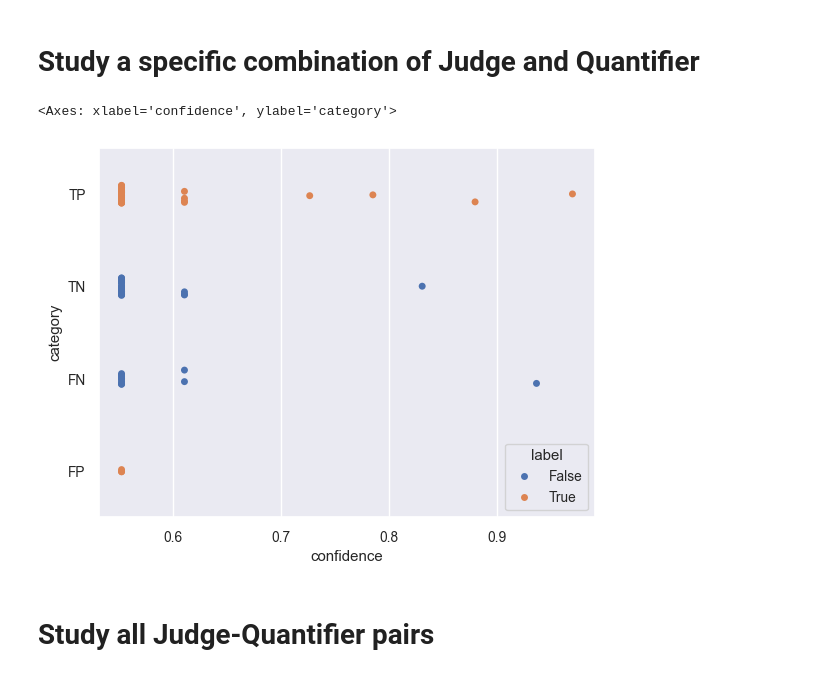
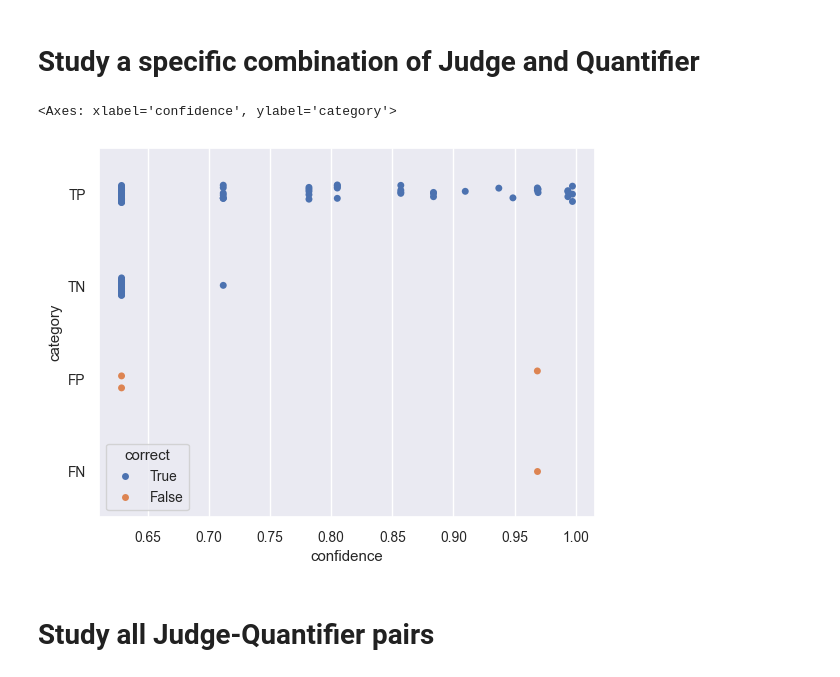
Before and after one commit to probabll/buqeval, a Jupyter notebook: Confidence-vs-Error.ipynb, the cells around one changed output. Drawn from its saved outputs; the diff is of its cells as text; code cells hidden in the pictures.

```diff
--- a/Confidence-vs-Error.ipynb
+++ b/Confidence-vs-Error.ipynb
@@ -185,18 +113,21 @@ sns.set(font_scale=0.9)
 # %%
 df_ = pd.merge(
     df_q[df_q['quantifier']=='Q/entropy'],
-    df_j[df_j['judge']=='J/llm_as_judge_llama-8b-instruct'],
+    # df_j[df_j['judge']=='J/llm_as_judge_llama-8b-instruct'],
+    df_j[df_j['judge']=='J/human_judge2'],
     on='item', how='outer'
 )
 sns.stripplot(
     data=df_,
     x='confidence',
     y='category',
-    hue='label',
+    hue='correct',
+    hue_order=[True, False],
+    order=['TP', 'TN', 'FP', 'FN']
 )
 # %% [output]
 <Axes: xlabel='confidence', ylabel='category'>
-[figure, old version]
+[figure, new version]
 # %% [markdown]
 # Study all Judge-Quantifier pairs
 # %%
```
Also changed, not shown: parts of 7 cells of this notebook, 5 other files.
